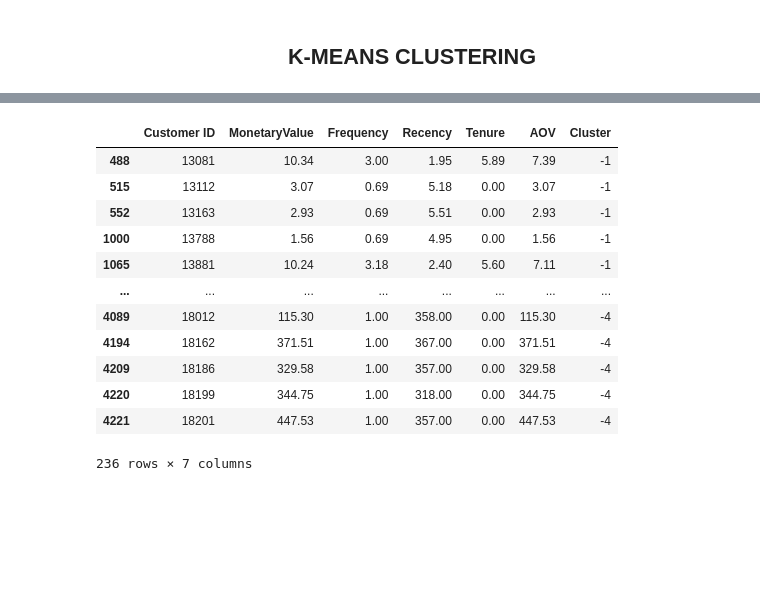
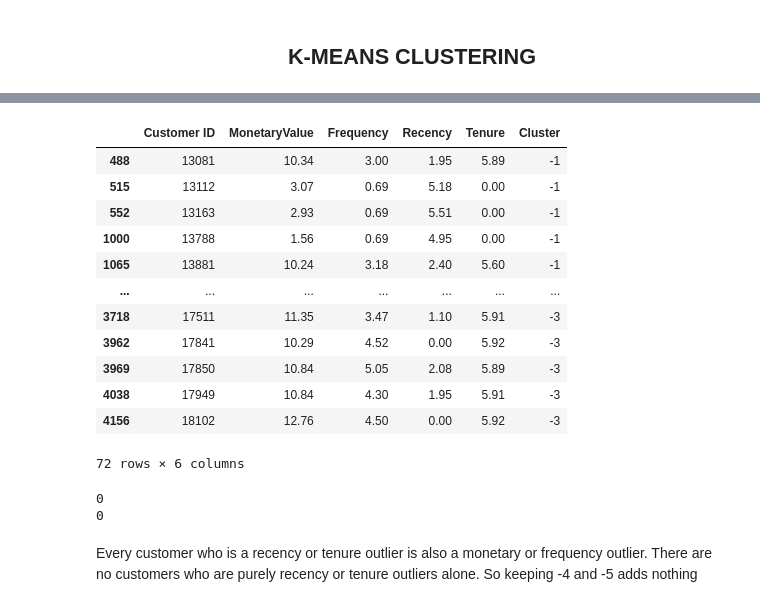
Before and after one commit to adulamaciej/Minor-Machine-Learning-projects, a Jupyter notebook: customer-segmentation-KMeans/code/online-retail-data-clustering.ipynb, the cells around one changed output, grey strips where cells are left out. Cells and saved outputs as stored; diff of their text form; code cells hidden in the pictures; blank space fills up the shorter version.

```diff
--- a/customer-segmentation-KMeans/code/online-retail-data-clustering.ipynb
+++ b/customer-segmentation-KMeans/code/online-retail-data-clustering.ipynb
@@ -524,6 +527,13 @@ frequency_outliers_df.describe()
 | 50% | 9.91 | 3.81 | 1.50 | 5.91 | 6.19 |
 | 75% | 10.81 | 4.30 | 2.08 | 5.91 | 6.63 |
 | max | 12.76 | 5.21 | 5.11 | 5.92 | 8.27 |
+# %%
+R_Q1 = aggregated_df['Recency'].quantile(0.25)
+R_Q3 = aggregated_df['Recency'].quantile(0.75)
+R_IQR = R_Q3 - R_Q1
+
+recency_outliers_df = aggregated_df[(aggregated_df['Recency'] > (R_Q3 + 1.5 * R_IQR))
+                                | (aggregated_df['Recency'] < (R_Q1 - 1.5 * R_IQR))].copy()
 # %%
 A_Q1 = aggregated_df['AOV'].quantile(0.25)
 A_Q3 = aggregated_df['AOV'].quantile(0.75)
@@ -531,6 +541,13 @@ A_IQR = A_Q3 - A_Q1
 
 aov_outliers_df = aggregated_df[(aggregated_df['AOV'] > (A_Q3 + 1.5 * A_IQR))
                                 | (aggregated_df['AOV'] < (A_Q1 - 1.5 * A_IQR))].copy()
+# %%
+T_Q1 = aggregated_df['Tenure'].quantile(0.25)
+T_Q3 = aggregated_df['Tenure'].quantile(0.75)
+T_IQR = T_Q3 - T_Q1
+
+tenure_outliers_df = aggregated_df[(aggregated_df['Tenure'] > (T_Q3 + 1.5 * T_IQR))
+                                | (aggregated_df['Tenure'] < (T_Q1 - 1.5 * T_IQR))].copy()
 # %%
 non_outliers_df = aggregated_df[
     (~aggregated_df.index.isin(monetary_outliers_df.index)) &
@@ -764,34 +815,58 @@ plt.show()
 # %%
 overlap_indices = monetary_outliers_df.index.intersection(frequency_outliers_df.index)
 
 monetary_only_outliers = monetary_outliers_df.drop(overlap_indices)
 frequency_only_outliers = frequency_outliers_df.drop(overlap_indices)
 monetary_and_frequency_outliers = monetary_outliers_df.loc[overlap_indices]
 recency_only_outliers = recency_outliers_df.drop(
     recency_outliers_df.index.intersection(monetary_outliers_df.index).union(
     recency_outliers_df.index.intersection(frequency_outliers_df.index))
 )
 
+tenure_only_outliers = tenure_outliers_df.drop(
+    tenure_outliers_df.index.intersection(monetary_outliers_df.index).union(
+    tenure_outliers_df.index.intersection(frequency_outliers_df.index)).union(
+    tenure_outliers_df.index.intersection(recency_outliers_df.index))
+)
+
+
 monetary_only_outliers["Cluster"] = -1
 frequency_only_outliers["Cluster"] = -2
 monetary_and_frequency_outliers["Cluster"] = -3
 recency_only_outliers["Cluster"] = -4
+tenure_only_outliers["Cluster"] = -5
 
-outlier_clusters_df = pd.concat([monetary_only_outliers, frequency_only_outliers,
-                                  monetary_and_frequency_outliers, recency_only_outliers])
+for df in [monetary_only_outliers, frequency_only_outliers, monetary_and_frequency_outliers, recency_only_outliers, tenure_only_outliers]:
+    df.drop(columns=["AOV"], inplace=True)
+
+
+outlier_clusters_df = pd.concat([monetary_only_outliers,
+                                  frequency_only_outliers,
+                                  monetary_and_frequency_outliers,
+                                  recency_only_outliers,
+                                  tenure_only_outliers])
 
 outlier_clusters_df
 # %% [output]
-|  | Customer ID | MonetaryValue | Frequency | Recency | Tenure | AOV | Cluster |
-| 488 | 13081 | 10.34 | 3.00 | 1.95 | 5.89 | 7.39 | -1 |
-| 515 | 13112 | 3.07 | 0.69 | 5.18 | 0.00 | 3.07 | -1 |
-| 552 | 13163 | 2.93 | 0.69 | 5.51 | 0.00 | 2.93 | -1 |
-| 1000 | 13788 | 1.56 | 0.69 | 4.95 | 0.00 | 1.56 | -1 |
-| 1065 | 13881 | 10.24 | 3.18 | 2.40 | 5.60 | 7.11 | -1 |
-| ... | ... | ... | ... | ... | ... | ... | ... |
-| 4089 | 18012 | 115.30 | 1.00 | 358.00 | 0.00 | 115.30 | -4 |
-| 4194 | 18162 | 371.51 | 1.00 | 367.00 | 0.00 | 371.51 | -4 |
-| 4209 | 18186 | 329.58 | 1.00 | 357.00 | 0.00 | 329.58 | -4 |
-| 4220 | 18199 | 344.75 | 1.00 | 318.00 | 0.00 | 344.75 | -4 |
-| 4221 | 18201 | 447.53 | 1.00 | 357.00 | 0.00 | 447.53 | -4 |
+|  | Customer ID | MonetaryValue | Frequency | Recency | Tenure | Cluster |
+| 488 | 13081 | 10.34 | 3.00 | 1.95 | 5.89 | -1 |
+| 515 | 13112 | 3.07 | 0.69 | 5.18 | 0.00 | -1 |
+| 552 | 13163 | 2.93 | 0.69 | 5.51 | 0.00 | -1 |
+| 1000 | 13788 | 1.56 | 0.69 | 4.95 | 0.00 | -1 |
+| 1065 | 13881 | 10.24 | 3.18 | 2.40 | 5.60 | -1 |
+| ... | ... | ... | ... | ... | ... | ... |
+| 3718 | 17511 | 11.35 | 3.47 | 1.10 | 5.91 | -3 |
+| 3962 | 17841 | 10.29 | 4.52 | 0.00 | 5.92 | -3 |
+| 3969 | 17850 | 10.84 | 5.05 | 2.08 | 5.89 | -3 |
+| 4038 | 17949 | 10.84 | 4.30 | 1.95 | 5.91 | -3 |
+| 4156 | 18102 | 12.76 | 4.50 | 0.00 | 5.92 | -3 |
-236 rows × 7 columns
+72 rows × 6 columns
+# %%
+print(len(recency_only_outliers))
+print(len(tenure_only_outliers))
+# %% [output]
+0
+0
+# %% [markdown]
+Every customer who is a recency or tenure outlier is also a monetary or frequency outlier. There are no customers who are purely recency or tenure outliers alone.
+So keeping -4 and -5 adds nothing
```
Also changed, not shown: parts of 19 cells of this notebook.
